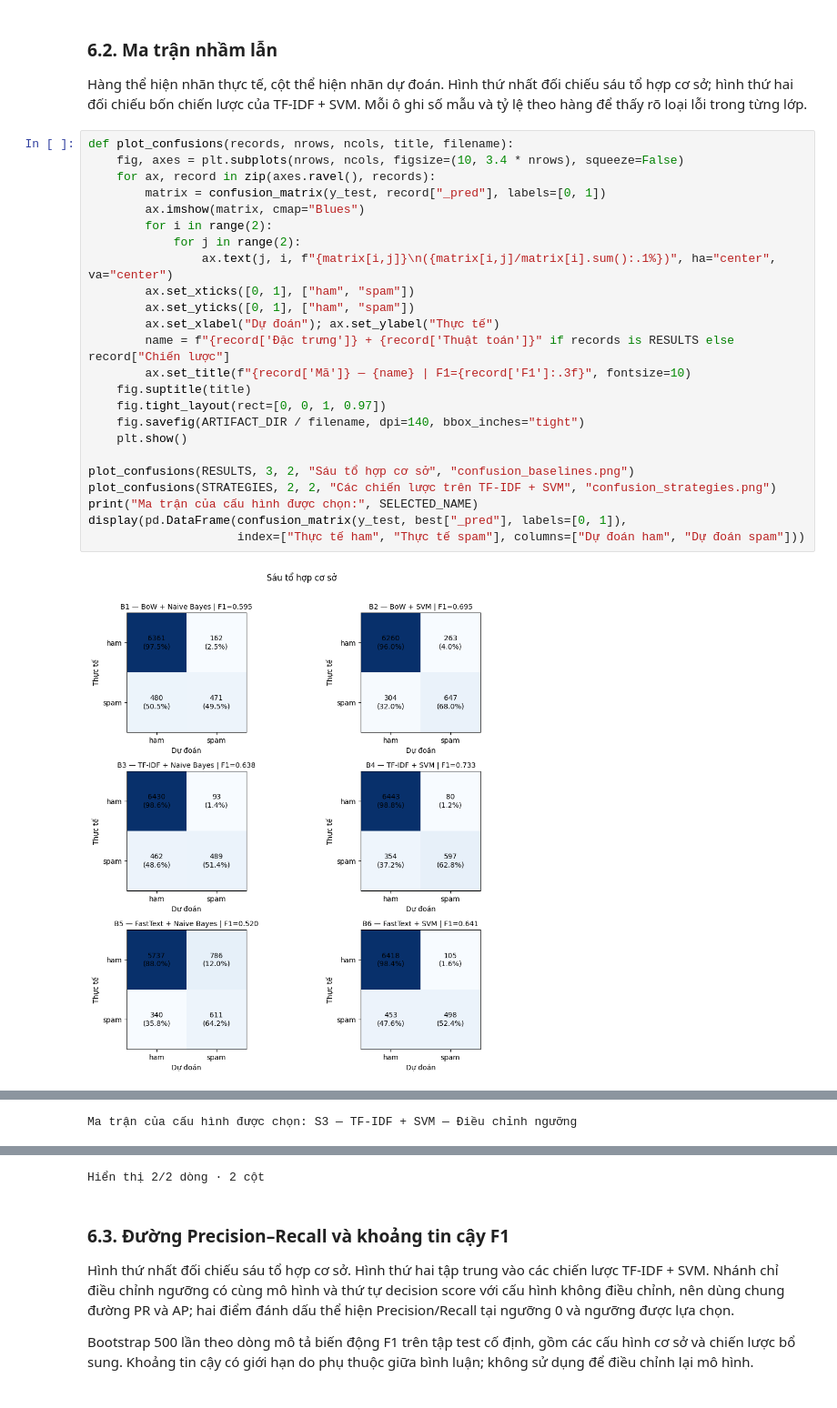
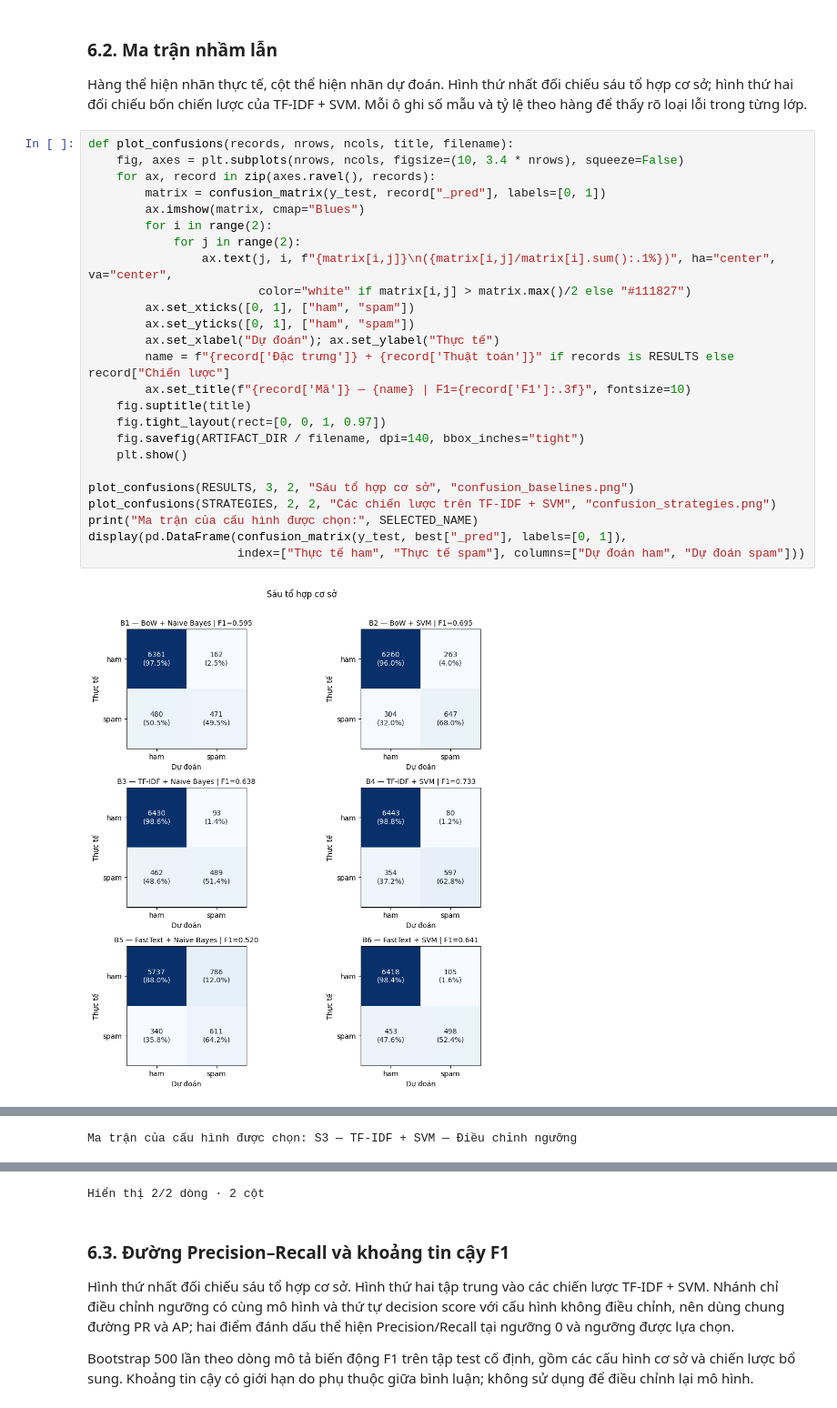
Before and after one commit to P-Bao/ptit-facebook-spam-ham, a Jupyter notebook: notebooks/02_thuc_nghiem_va_demo.ipynb, the cells around one changed output, grey strips where cells are left out. Shown at 91% size. Saved outputs shown, nothing was run; the diff lists cells and outputs as text.

```diff
--- a/notebooks/02_thuc_nghiem_va_demo.ipynb
+++ b/notebooks/02_thuc_nghiem_va_demo.ipynb
@@ -530,26 +533,27 @@ Mỗi ô ghi số mẫu và tỷ lệ theo hàng để thấy rõ loại lỗi t
 # %%
 def plot_confusions(records, nrows, ncols, title, filename):
     fig, axes = plt.subplots(nrows, ncols, figsize=(10, 3.4 * nrows), squeeze=False)
     for ax, record in zip(axes.ravel(), records):
         matrix = confusion_matrix(y_test, record["_pred"], labels=[0, 1])
         ax.imshow(matrix, cmap="Blues")
         for i in range(2):
             for j in range(2):
-                ax.text(j, i, f"{matrix[i,j]}\n({matrix[i,j]/matrix[i].sum():.1%})", ha="center", va="center")
+                ax.text(j, i, f"{matrix[i,j]}\n({matrix[i,j]/matrix[i].sum():.1%})", ha="center", va="center",
+                        color="white" if matrix[i,j] > matrix.max()/2 else "#111827")
         ax.set_xticks([0, 1], ["ham", "spam"])
         ax.set_yticks([0, 1], ["ham", "spam"])
         ax.set_xlabel("Dự đoán"); ax.set_ylabel("Thực tế")
         name = f"{record['Đặc trưng']} + {record['Thuật toán']}" if records is RESULTS else record["Chiến lược"]
         ax.set_title(f"{record['Mã']} — {name} | F1={record['F1']:.3f}", fontsize=10)
     fig.suptitle(title)
     fig.tight_layout(rect=[0, 0, 1, 0.97])
     fig.savefig(ARTIFACT_DIR / filename, dpi=140, bbox_inches="tight")
     plt.show()
 
 plot_confusions(RESULTS, 3, 2, "Sáu tổ hợp cơ sở", "confusion_baselines.png")
 plot_confusions(STRATEGIES, 2, 2, "Các chiến lược trên TF-IDF + SVM", "confusion_strategies.png")
 print("Ma trận của cấu hình được chọn:", SELECTED_NAME)
 display(pd.DataFrame(confusion_matrix(y_test, best["_pred"], labels=[0, 1]),
                      index=["Thực tế ham", "Thực tế spam"], columns=["Dự đoán ham", "Dự đoán spam"]))
 # %% [output]
-[figure, old version]
+[figure, new version]
```
Also changed, not shown: parts of 4 cells of this notebook, 27 other files.
